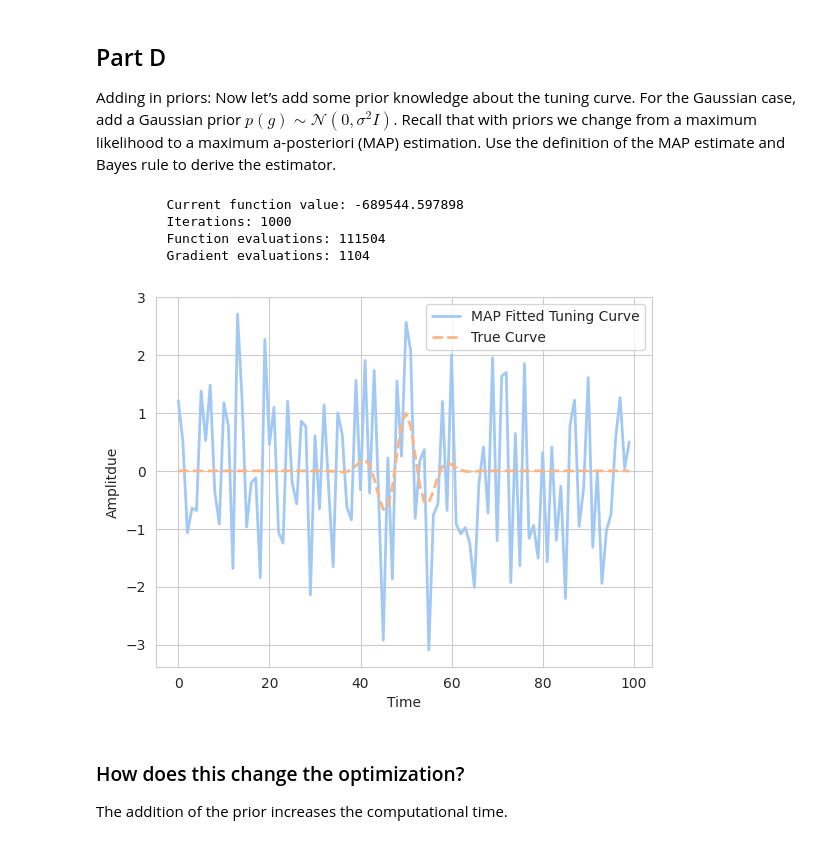
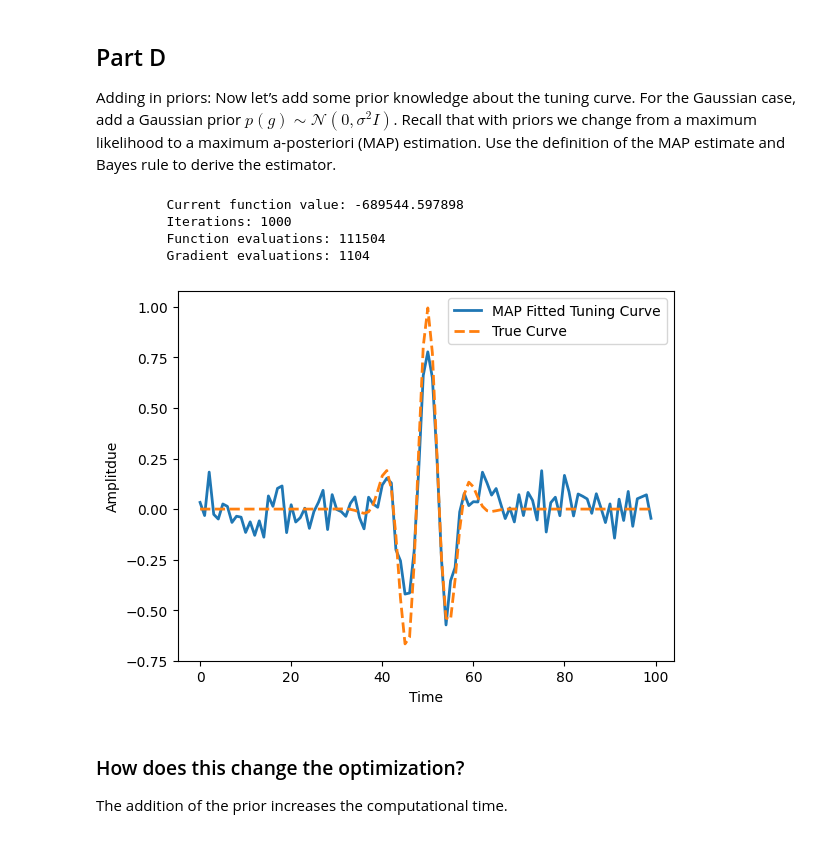
Before and after one commit to skyetomez/NSC_HW2, a Jupyter notebook: sthom215_problem_1_ex_2.ipynb, the cells around one changed output. Cells and saved outputs as stored; diff of their text form; code cells hidden in the pictures.

```diff
--- a/sthom215_problem_1_ex_2.ipynb
+++ b/sthom215_problem_1_ex_2.ipynb
@@ -155,57 +154,36 @@ Adding in priors: Now let’s add some prior knowledge about the tuning curve. F
 Gaussian case, add a Gaussian prior $ p(g) \sim \mathcal{N}(0, \sigma^2I) $. Recall that with priors we change from
 a maximum likelihood to a maximum a-posteriori (MAP) estimation. Use the definition of the
 MAP estimate and Bayes rule to derive the estimator.
-# %%
-from scipy.optimize import minimize
-import seaborn as sns
-
-num_nerurons = 100
-n_trials = 100
-neurons =  Neuron(num_nerurons, n_trials, mu=0, sigma=1)
-true_g = neuron.get_tuning_curve(neuron.n_trials)
-sig_scale = 1
-sig = sig_scale * np.eye(true_g.shape[0])
-
-def obj(g, X, r, sig):
-    lam = np.exp(X @ g)
-    return -r.T @ np.log(lam) + lam.sum() + (g.T @ la.inv(sig) @ g)
-
-# Minimize the cost function
-resp_m = neurons.activity()
-stimuli_m = neurons.stimuli
-
-#g_init = np.random.normal(0, 1, (neurons.n_trials,))
-g_init = np.zeros_like(true_g)
-
-opt = {'disp': True, 'maxiter': 1000, 'gtol': 1e-9}
-resultMAP = minimize(fun = obj,
-                  x0=g_init,
-                  args=(stimuli_m, resp_m, sig),
-                  method='BFGS',
-                  options = opt)
-# %% [output]
-         Current function value: -689544.597898
-         Iterations: 1000
-         Function evaluations: 111504
-         Gradient evaluations: 1104
+# %%
+from sthom215_problem_1_ex_2 import objPriorUnregularized, optimization
+
+num_nerurons = 100
+n_trials = 100
+
+resultMAP = optimization(objPriorUnregularized, num_nerurons, n_trials)
+# %% [output]
+         Current function value: -689544.597898
+         Iterations: 1000
+         Function evaluations: 111504
+         Gradient evaluations: 1104
 # %%
 fig = plt.figure()
 ax = fig.gca()
 
 
-sns.lineplot(resultMAP.x, linewidth=2.0, label="MAP Fitted Tuning Curve", ax=ax)
+sns.lineplot(resultMAP, linewidth=2.0, label="MAP Fitted Tuning Curve", ax=ax)
 sns.lineplot(true_g, linestyle = '--', linewidth=2.0, label="True Curve", ax=ax)
 ax.set_xlabel("time")
 ax.set_ylabel('ampltidue')
 
 ax.legend()
 
 ax.set_xlabel("Time")
 ax.set_ylabel("Amplitdue")
 
 plt.show()
 # %% [output]
-[figure, old version]
+[figure, new version]
 # %% [markdown]
 ### How does this change the optimization?
 
```
Also changed, not shown: parts of 12 cells of this notebook, 4 other files.
